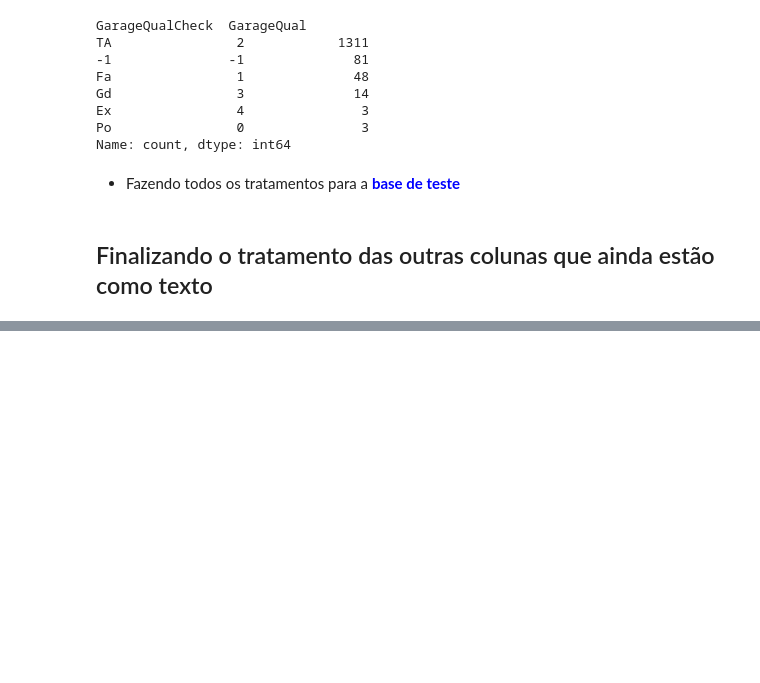
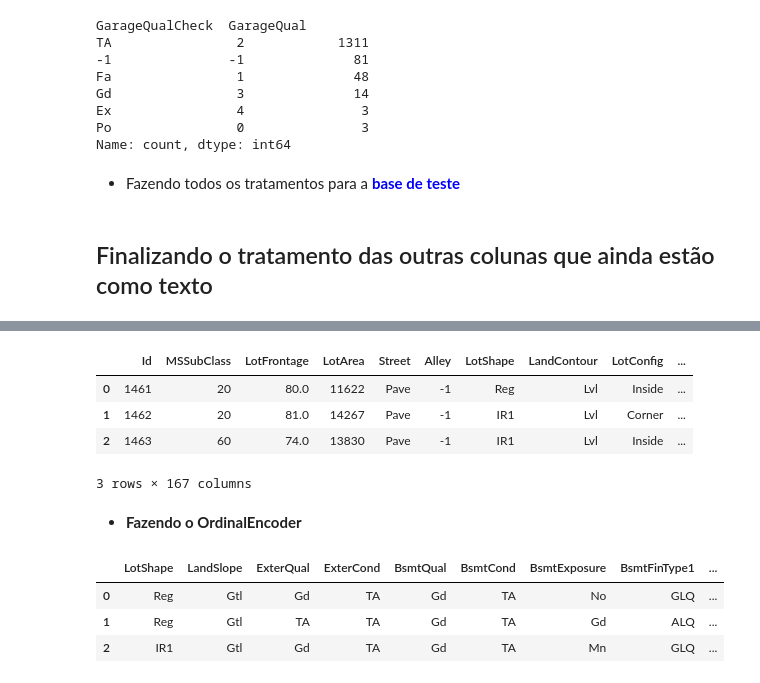
Before and after one commit to BraulioHermanson/Projeto_Housing_Avancado, a Jupyter notebook: kagle_housin_EDA.ipynb, the cells around one changed output, grey strips where cells are left out. Cells and saved outputs as stored; diff of their text form; code cells hidden in the pictures; blank space fills up the shorter version.

```diff
--- a/kagle_housin_EDA.ipynb
+++ b/kagle_housin_EDA.ipynb
@@ -784,0 +849,7 @@ teste[['GarageFinish','GarageQual']] = oe_garagem.transform(teste[['GarageFinish
+# %%
+# Criando o encoder
+ohe = OneHotEncoder(handle_unknown='infrequent_if_exist',
+                   min_frequency=50,
+                   drop='if_binary',
+                   dtype='int64'
+                   )
@@ -784,0 +939,15 @@ teste[['GarageFinish','GarageQual']] = oe_garagem.transform(teste[['GarageFinish
+# %%
+# Fazendo o ohe para teste
+ohe_df = pd.DataFrame(ohe.transform(dados_ohe_teste).toarray(),
+                     columns=ohe.get_feature_names_out())
+
+teste = pd.concat([teste,ohe_df],axis=1)
+teste.head(3)
+# %% [output]
+|  | Id | MSSubClass | LotFrontage | LotArea | Street | Alley | LotShape | LandContour | LotConfig | ... |
+| 0 | 1461 | 20 | 80.0 | 11622 | Pave | -1 | Reg | Lvl | Inside | ... |
+| 1 | 1462 | 20 | 81.0 | 14267 | Pave | -1 | IR1 | Lvl | Corner | ... |
+| 2 | 1463 | 60 | 74.0 | 13830 | Pave | -1 | IR1 | Lvl | Inside | ... |
+3 rows × 167 columns
+# %% [markdown]
+- **Fazendo o OrdinalEncoder**
@@ -784,0 +961,9 @@ teste[['GarageFinish','GarageQual']] = oe_garagem.transform(teste[['GarageFinish
+# %%
+# Selecionando a base do oe
+dados_oe = treino[cols_oe]
+dados_oe.head(3)
+# %% [output]
+|  | LotShape | LandSlope | ExterQual | ExterCond | BsmtQual | BsmtCond | BsmtExposure | BsmtFinType1 | ... |
+| 0 | Reg | Gtl | Gd | TA | Gd | TA | No | GLQ | ... |
+| 1 | Reg | Gtl | TA | TA | Gd | TA | Gd | ALQ | ... |
+| 2 | IR1 | Gtl | Gd | TA | Gd | TA | Mn | GLQ | ... |
```
Also changed, not shown: parts of 30 cells of this notebook.
